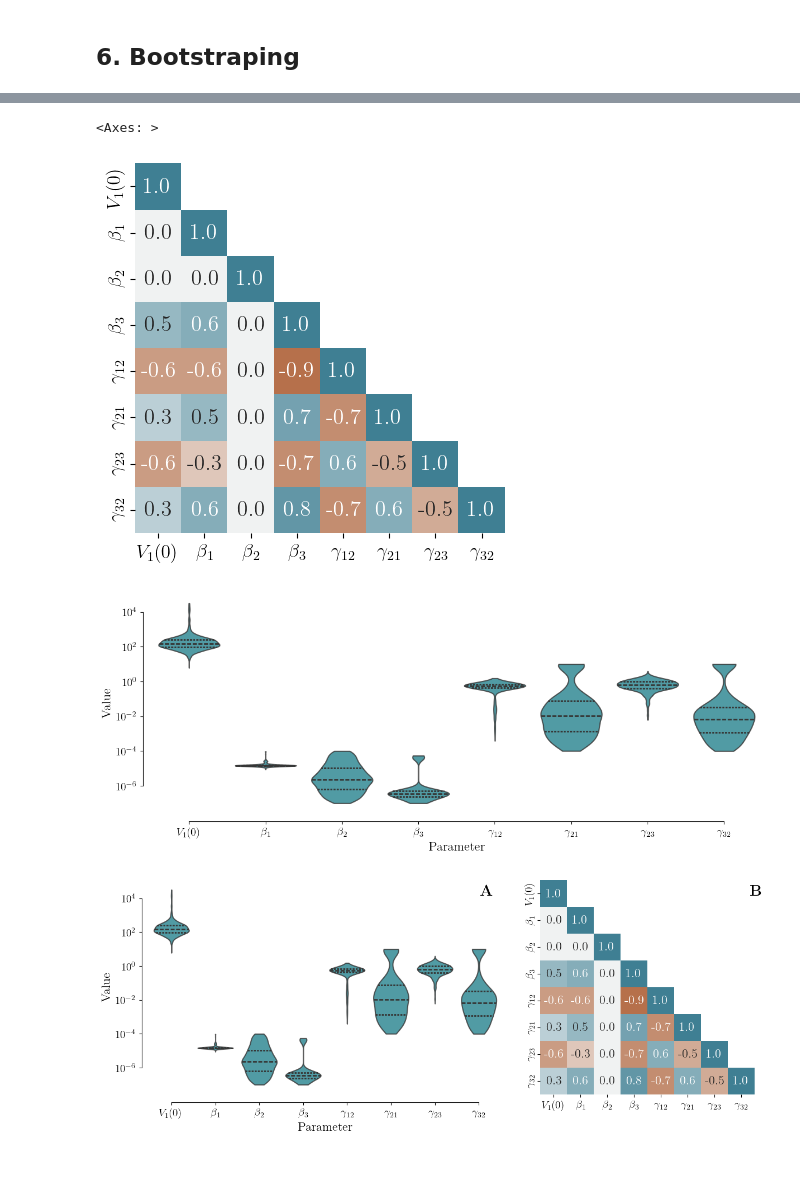
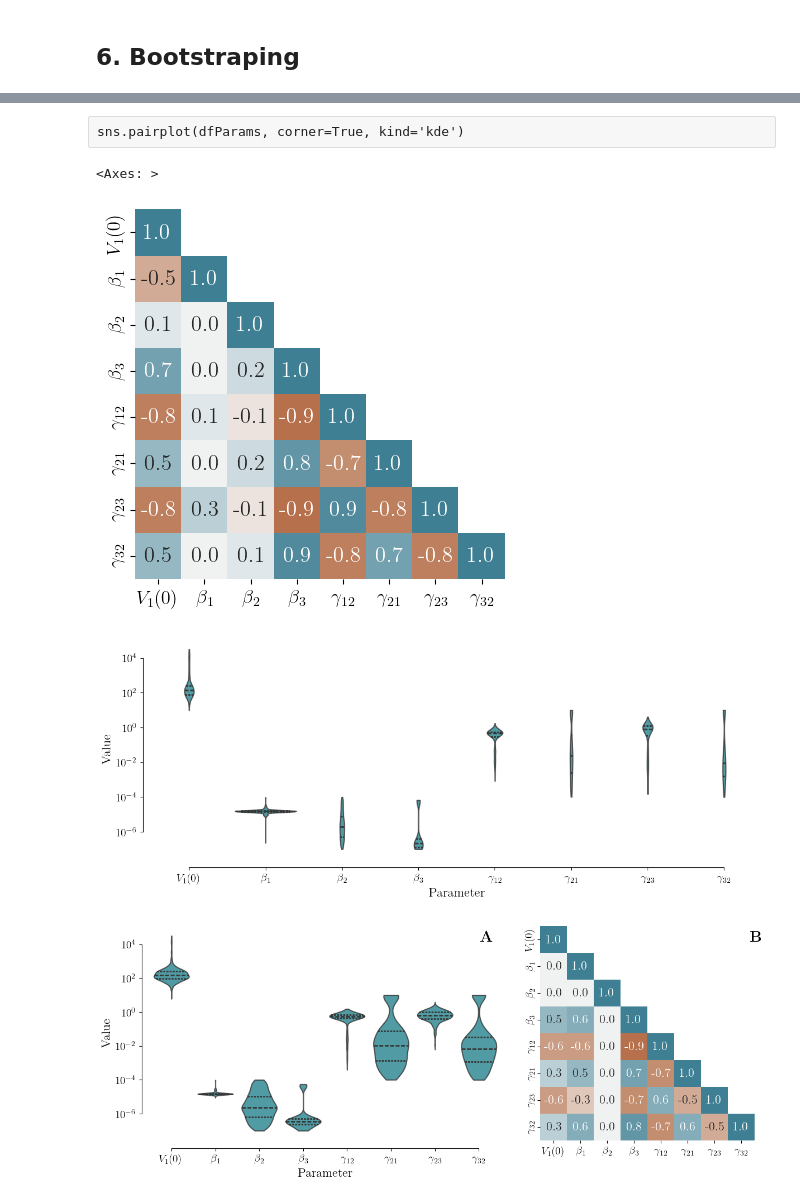
Before and after one commit to systemsmedicine/FluFit3Comp, a Jupyter notebook: fluFit3.ipynb, the cells around one changed output, grey strips where cells are left out. Cells and saved outputs as stored; diff of their text form; code cells hidden in the pictures; blank space fills up the shorter version.

```diff
--- a/fluFit3.ipynb
+++ b/fluFit3.ipynb
@@ -872,6 +1157,6 @@ Wall time: 1h 31min 52s
 # %%
-# dfParams.to_csv("data/bootParam_v2.csv", index=False)
-dfParams = pd.read_csv("data/bootParam_v2.csv")
+# dfParams.to_csv("data/bootParam_v3.csv", index=False)
+dfParams = pd.read_csv("data/bootParam_v3.csv")
 # %%
 def simulations(dfPars):
     # Initial conditions
@@ -1024,3 +1303,5 @@ sns.pairplot(dfParams, corner=True, kind='kde')
+# %% [raw]
+sns.pairplot(dfParams, corner=True, kind='kde')
 # %%
 dfBootPars = dfParams.melt(var_name='Parameter', value_name='Value')
 # %%
@@ -1036,28 +1317,27 @@ cmap =sns.diverging_palette(30, 220, as_cmap=True)
 sns.heatmap(corrPars, annot=True, fmt='.1f', cmap=cmap, vmin=-1, vmax=1, mask=mask, cbar=False, square=True)
 # %% [output]
 <Axes: >
-[figure, old version]
+[figure, new version]
 # %%
 fig, axs = plt.subplots(nrows=1, ncols=1, figsize=(12,5), facecolor='white')
 
 colors = viridis_pal
 
 axs = sns.violinplot(data=dfBootPars, x='Parameter', y='Value', log_scale=True, cut=0,
-               color=viridis_pal[3], alpha=0.8, linewidth=1.5, density_norm="count",
+               color=viridis_pal[3], alpha=0.8, linewidth=1.5, #density_norm="count",
                inner="quart", saturation=1, inner_kws=dict(linewidth=2))
 
 axs.set_yscale("log")         # Ensure log scale is active
 sns.despine(offset=10, trim=True);
 
 plt.legend([],[], frameon=False)
 plt.tight_layout()
 
-# plt.savefig("parsM1_boot.pdf")
-plt.savefig("parsM1_boot_v2.pdf")
+plt.savefig("parsM1_boot_v3.pdf")
 
 plt.show()
 # %% [output]
-[figure, old version]
+[figure, new version]
 # %%
 fig, (ax_violin, ax_heat) = plt.subplots(
     nrows=1, ncols=2,
```
Also changed, not shown: parts of 49 cells of this notebook, 8 other files.
